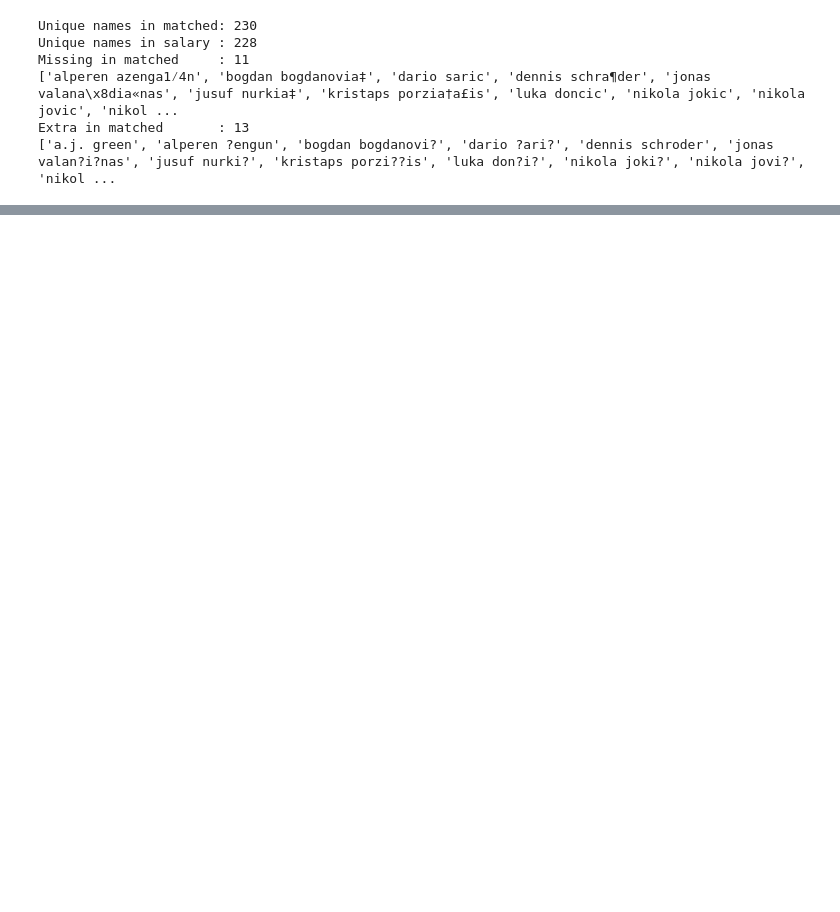
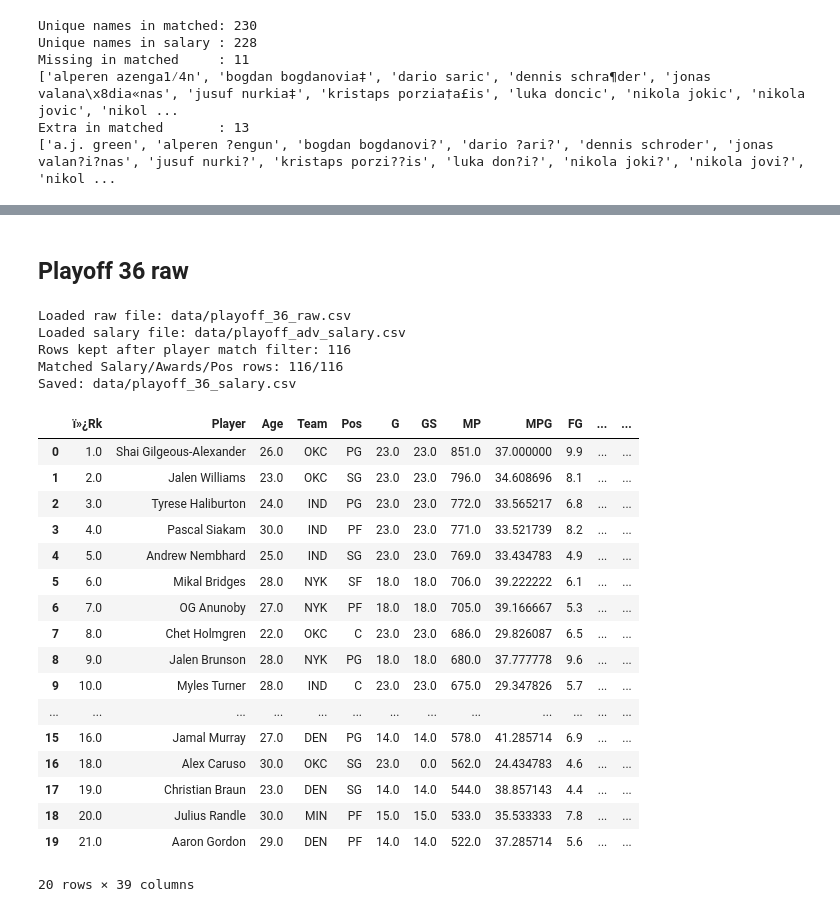
Before and after one commit to codinggreenhorn/3520, a Jupyter notebook: dataclean.ipynb, the cells around one changed output, grey strips where cells are left out. Cells and saved outputs as stored; diff of their text form; code cells hidden in the pictures; blank space fills up the shorter version.

```diff
--- a/dataclean.ipynb
+++ b/dataclean.ipynb
@@ -125,0 +253,73 @@ Extra in matched       : 13
+# %% [markdown]
+## Playoff 36 raw
+# %%
+import os
+import pandas as pd
+import unicodedata
+
+
+def normalize_name(value):
+    text = unicodedata.normalize('NFKD', str(value))
+    text = ''.join(ch for ch in text if not unicodedata.combining(ch))
+    return text.strip().lower()
+
+
+raw_path = 'data/playoff_36_raw.csv' if os.path.exists('data/playoff_36_raw.csv') else 'playoff_36_raw.csv'
+adv_salary_path = 'data/playoff_adv_salary.csv' if os.path.exists('data/playoff_adv_salary.csv') else 'playoff_adv_salary.csv'
+
+raw_df = pd.read_csv(raw_path, encoding='latin1')
+adv_salary_df = pd.read_csv(adv_salary_path, encoding='latin1')
+
+keep_cols = ['Player', 'Salary', 'Awards', 'Pos_C', 'Pos_PF', 'Pos_PG', 'Pos_SF', 'Pos_SG']
+missing = [c for c in keep_cols if c not in adv_salary_df.columns]
+if missing:
+    raise ValueError(f'Missing expected columns in playoff_adv_salary.csv: {missing}')
+
+lookup_df = adv_salary_df[keep_cols].drop_duplicates(subset=['Player']).copy()
+lookup_df['name_key'] = lookup_df['Player'].map(normalize_name)
+raw_df['name_key'] = raw_df['Player'].map(normalize_name)
+
+# Keep only playoff_36_raw players that exist in playoff_adv_salary.csv
+lookup_names = set(lookup_df['name_key'])
+raw_df = raw_df[raw_df['name_key'].isin(lookup_names)].copy()
+
+merged_df = raw_df.merge(
+    lookup_df.drop(columns=['Player']),
+    on='name_key',
+    how='left'
+).drop(columns=['name_key'])
+
+output_path = 'data/playoff_36_salary.csv'
+merged_df.to_csv(output_path, index=False)
+
+matched_rows = merged_df['Salary'].notna().sum()
+print(f'Loaded raw file: {raw_path}')
+print(f'Loaded salary file: {adv_salary_path}')
+print(f'Rows kept after player match filter: {len(merged_df)}')
+print(f'Matched Salary/Awards/Pos rows: {matched_rows}/{len(merged_df)}')
+print(f'Saved: {output_path}')
+merged_df.head(20)
+# %% [output]
+Loaded raw file: data/playoff_36_raw.csv
+Loaded salary file: data/playoff_adv_salary.csv
+Rows kept after player match filter: 116
+Matched Salary/Awards/Pos rows: 116/116
+Saved: data/playoff_36_salary.csv
+|  | ï»¿Rk | Player | Age | Team | Pos | G | GS | MP | MPG | FG | ... | ... |
+| 0 | 1.0 | Shai Gilgeous-Alexander | 26.0 | OKC | PG | 23.0 | 23.0 | 851.0 | 37.000000 | 9.9 | ... | ... |
+| 1 | 2.0 | Jalen Williams | 23.0 | OKC | SG | 23.0 | 23.0 | 796.0 | 34.608696 | 8.1 | ... | ... |
+| 2 | 3.0 | Tyrese Haliburton | 24.0 | IND | PG | 23.0 | 23.0 | 772.0 | 33.565217 | 6.8 | ... | ... |
+| 3 | 4.0 | Pascal Siakam | 30.0 | IND | PF | 23.0 | 23.0 | 771.0 | 33.521739 | 8.2 | ... | ... |
+| 4 | 5.0 | Andrew Nembhard | 25.0 | IND | SG | 23.0 | 23.0 | 769.0 | 33.434783 | 4.9 | ... | ... |
+| 5 | 6.0 | Mikal Bridges | 28.0 | NYK | SF | 18.0 | 18.0 | 706.0 | 39.222222 | 6.1 | ... | ... |
+| 6 | 7.0 | OG Anunoby | 27.0 | NYK | PF | 18.0 | 18.0 | 705.0 | 39.166667 | 5.3 | ... | ... |
+| 7 | 8.0 | Chet Holmgren | 22.0 | OKC | C | 23.0 | 23.0 | 686.0 | 29.826087 | 6.5 | ... | ... |
+| 8 | 9.0 | Jalen Brunson | 28.0 | NYK | PG | 18.0 | 18.0 | 680.0 | 37.777778 | 9.6 | ... | ... |
+| 9 | 10.0 | Myles Turner | 28.0 | IND | C | 23.0 | 23.0 | 675.0 | 29.347826 | 5.7 | ... | ... |
+| ... | ... | ... | ... | ... | ... | ... | ... | ... | ... | ... | ... | ... |
+| 15 | 16.0 | Jamal Murray | 27.0 | DEN | PG | 14.0 | 14.0 | 578.0 | 41.285714 | 6.9 | ... | ... |
+| 16 | 18.0 | Alex Caruso | 30.0 | OKC | SG | 23.0 | 0.0 | 562.0 | 24.434783 | 4.6 | ... | ... |
+| 17 | 19.0 | Christian Braun | 23.0 | DEN | SG | 14.0 | 14.0 | 544.0 | 38.857143 | 4.4 | ... | ... |
+| 18 | 20.0 | Julius Randle | 30.0 | MIN | PF | 15.0 | 15.0 | 533.0 | 35.533333 | 7.8 | ... | ... |
+| 19 | 21.0 | Aaron Gordon | 29.0 | DEN | PF | 14.0 | 14.0 | 522.0 | 37.285714 | 5.6 | ... | ... |
+20 rows × 39 columns
```
Also changed, not shown: parts of 5 cells of this notebook, 4 other files.
